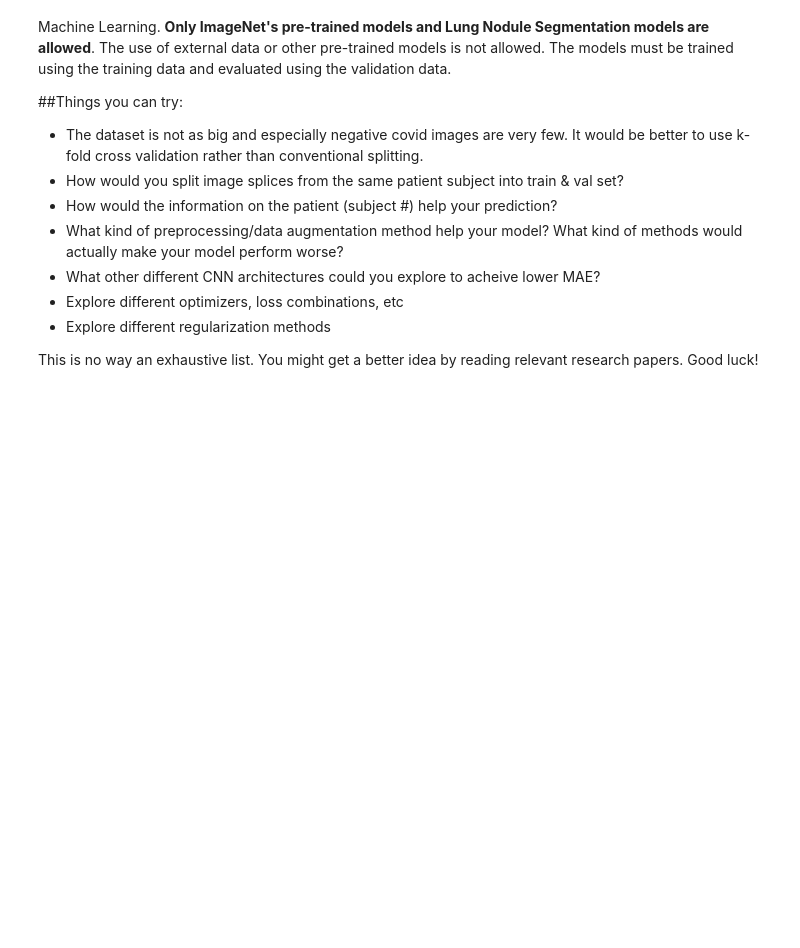
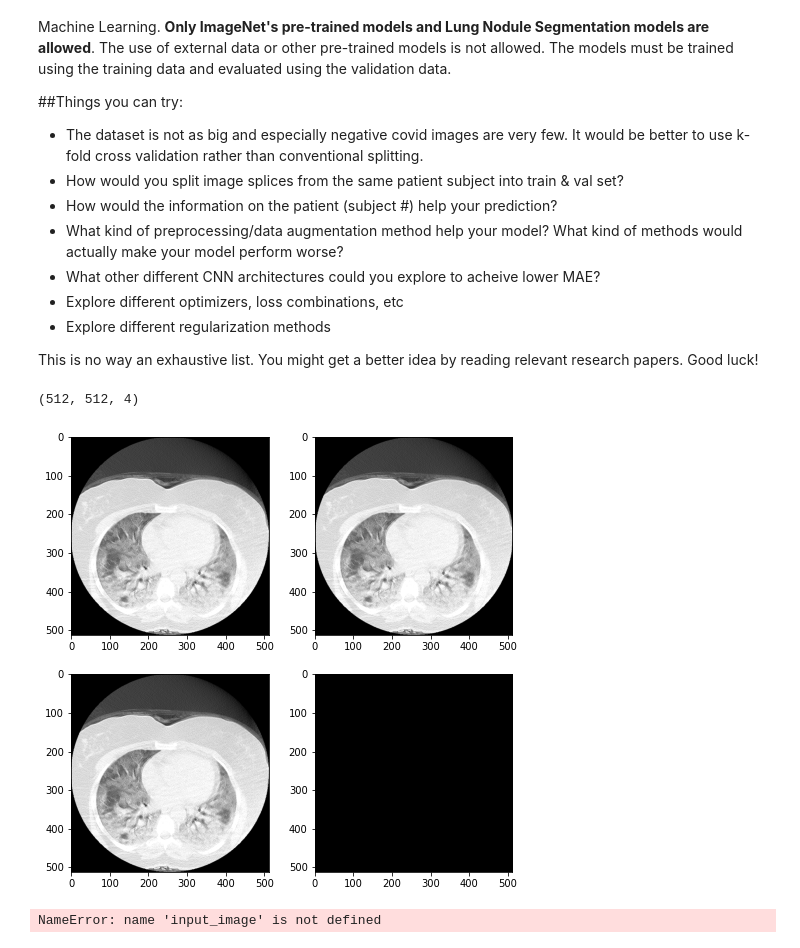
Before and after one commit to padmanabhankrishnamurthy/DeepLearningCompetition, a Jupyter notebook: covid19_starter_code_final.ipynb, the cells around one changed output. Saved outputs shown, nothing was run; the diff lists cells and outputs as text; code cells hidden in the pictures; blank space fills up the shorter version.

```diff
--- a/covid19_starter_code_final.ipynb
+++ b/covid19_starter_code_final.ipynb
@@ -402,3 +402,34 @@ It would be better to use k-fold cross validation rather than conventional split
 - Explore different regularization methods
 
 This is no way an exhaustive list. You might get a better idea by reading relevant research papers. Good luck!
+# %%
+from PIL import Image
+import numpy as np
+import matplotlib.pyplot as plt
+
+img = Image.open('data/Train/Image_0888.png')
+img = np.array(img)
+
+print(img.shape)
+
+fig_size = 8
+fig = plt.figure(figsize=(fig_size, fig_size))
+
+for i in range(4):
+    fig.add_subplot(2,2,i+1)
+    plt.imshow(img[:,:,i], cmap='gray')
+plt.show()
+# %% [output]
+(512, 512, 4)
+[figure, added]
+# %%
+from lungmask import mask
+import SimpleITK as sitk
+
+input = 'data/Train/Image_0888.png'
+img = sitk.ReadImage(input)
+img.GetSize()
+
+segmentation = mask.apply(input_image)
+# %% [output]
+NameError: name 'input_image' is not defined
```
Also changed, not shown: 2 other files.
